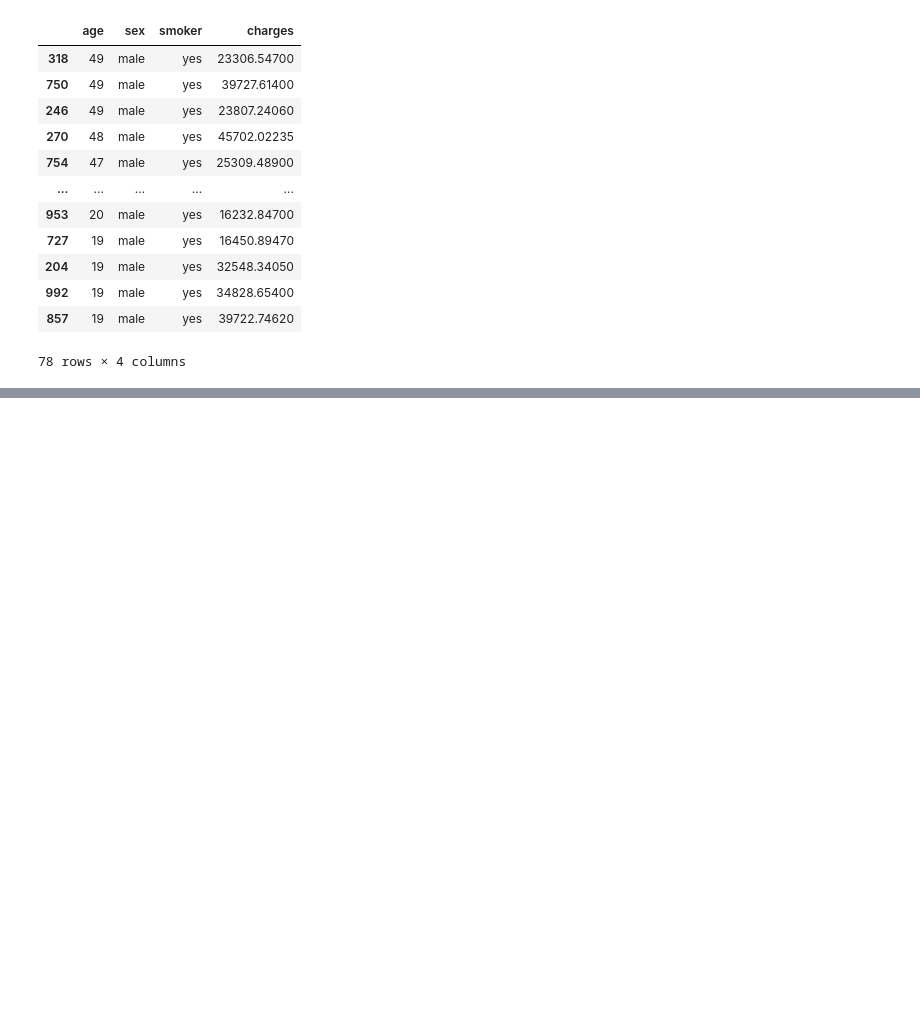
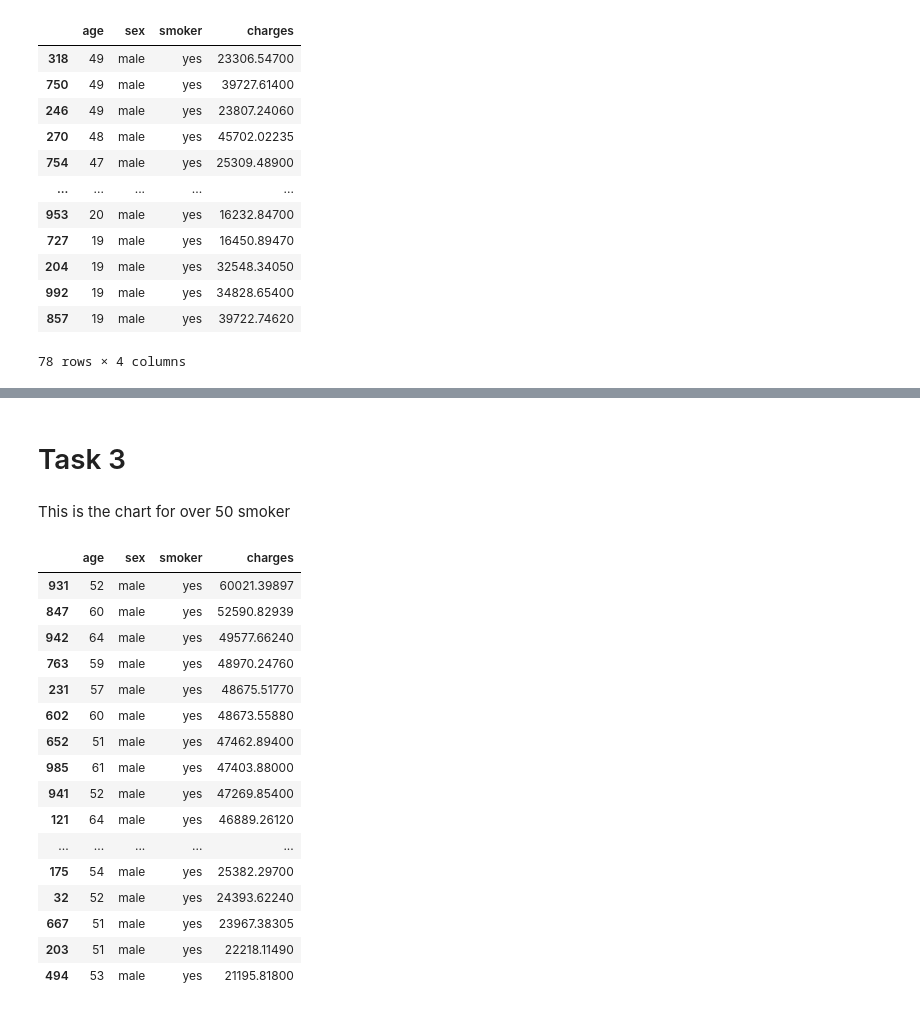
Before and after one commit to ubco-W2022T1-cosc301/project-group30, a Jupyter notebook: notebooks/analysis1.ipynb, the cells around one changed output, grey strips where cells are left out. Cells and saved outputs as stored; diff of their text form; code cells hidden in the pictures; blank space fills up the shorter version.

```diff
--- a/notebooks/analysis1.ipynb
+++ b/notebooks/analysis1.ipynb
@@ -70,0 +156,25 @@ Over18_Final
+# %% [markdown]
+# Task 3
+# %% [markdown]
+This is the chart for over 50 smoker
+# %%
+Over50_df = pd.read_csv("../data/raw/Medical_Cost.csv").drop(["bmi", "children", "region"], axis = "columns").loc[lambda x: x['age']>50].loc[lambda x: x['smoker'] == "yes"].loc[lambda x: x['sex'] == "male"].sort_values("charges", ascending=False)
+Over50_df
+# %% [output]
+|  | age | sex | smoker | charges |
+| 931 | 52 | male | yes | 60021.39897 |
+| 847 | 60 | male | yes | 52590.82939 |
+| 942 | 64 | male | yes | 49577.66240 |
+| 763 | 59 | male | yes | 48970.24760 |
+| 231 | 57 | male | yes | 48675.51770 |
+| 602 | 60 | male | yes | 48673.55880 |
+| 652 | 51 | male | yes | 47462.89400 |
+| 985 | 61 | male | yes | 47403.88000 |
+| 941 | 52 | male | yes | 47269.85400 |
+| 121 | 64 | male | yes | 46889.26120 |
+| ... | ... | ... | ... | ... |
+| 175 | 54 | male | yes | 25382.29700 |
+| 32 | 52 | male | yes | 24393.62240 |
+| 667 | 51 | male | yes | 23967.38305 |
+| 203 | 51 | male | yes | 22218.11490 |
+| 494 | 53 | male | yes | 21195.81800 |
```
Also changed, not shown: parts of 21 cells of this notebook, 4 other files.
